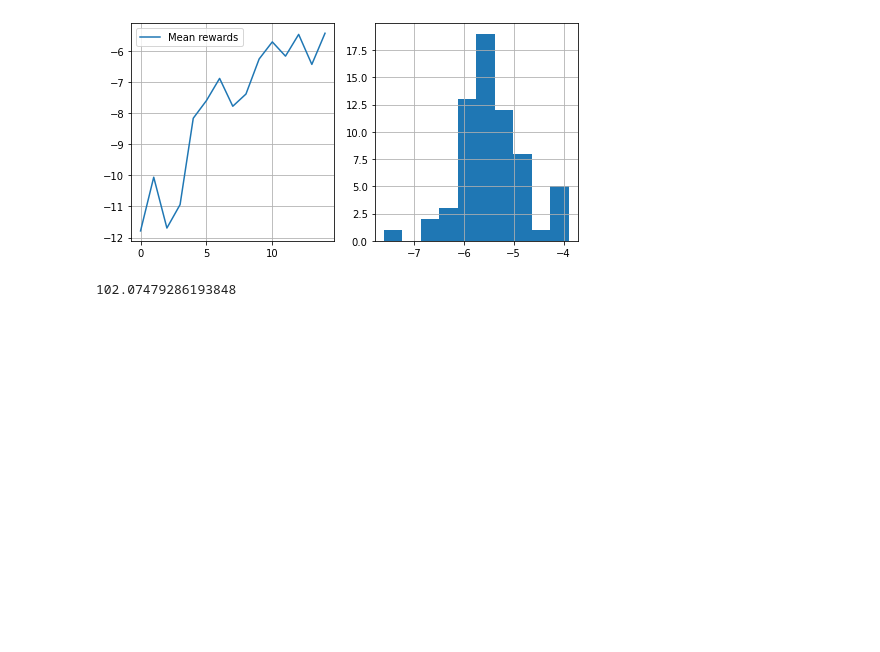
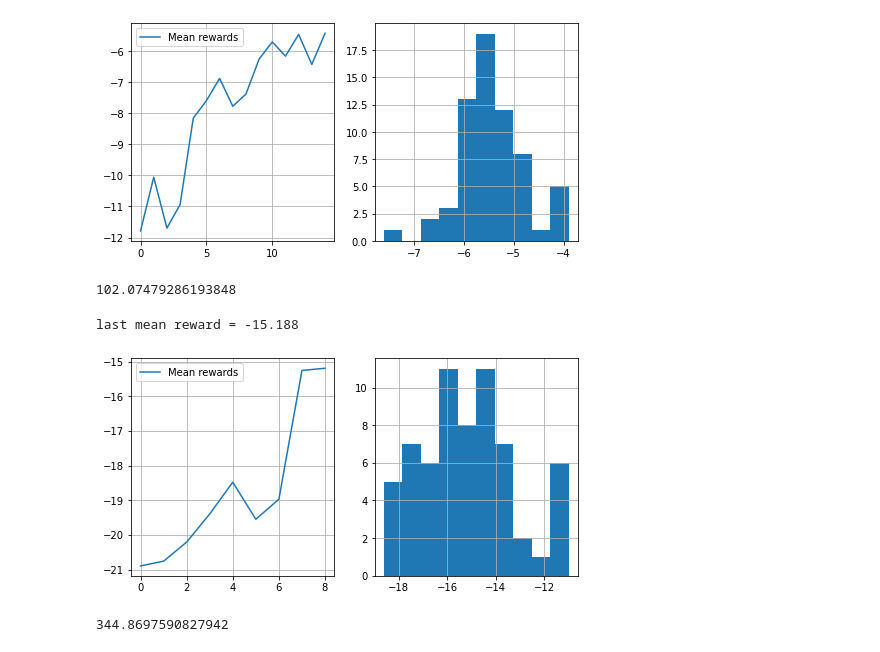
Before and after one commit to stayaptichek/vega_project, a Jupyter notebook: ES_Pong.ipynb, the cells around one changed output. Saved outputs shown, nothing was run; the diff lists cells and outputs as text; code cells hidden in the pictures; blank space fills up the shorter version.

```diff
--- a/ES_Pong.ipynb
+++ b/ES_Pong.ipynb
@@ -386,7 +386,7 @@ class EvolutionStrategies:
             noises.append(noise)
 
         if self.n_threads == 1:
-            rewards = [score(self.env, noised_models[i]) for i in range(self.n_samples)]
+            rewards = [score(self.env, noised_models[i], t_max=self.t_max) for i in range(self.n_samples)]
         else:
             rewards = np.array(Parallel(n_jobs=self.n_threads)(delayed(score)(deepcopy(self.env), noised_models[i], t_max=self.t_max)
                                                                for i in range(self.n_samples)))
@@ -470,3 +470,16 @@ for i in tqdm(range(15)):
 last mean reward = -5.431
 [figure]
 102.07479286193848
+# %%
+model_5000 = MLPPolicy(n_states, [1,2,3])
+
+algorithm_5000 = EvolutionStrategies(make_pong, std=0.01, lr=0.001, n_threads = -1, n_samples=64, normalize=True, t_max=5000)
+
+for i in tqdm(range(200)):
+    t = time.time()
+    algorithm_5000.step(model_5000)
+    print(time.time() - t)
+# %% [output]
+last mean reward = -15.188
+[figure, added]
+344.8697590827942
```
